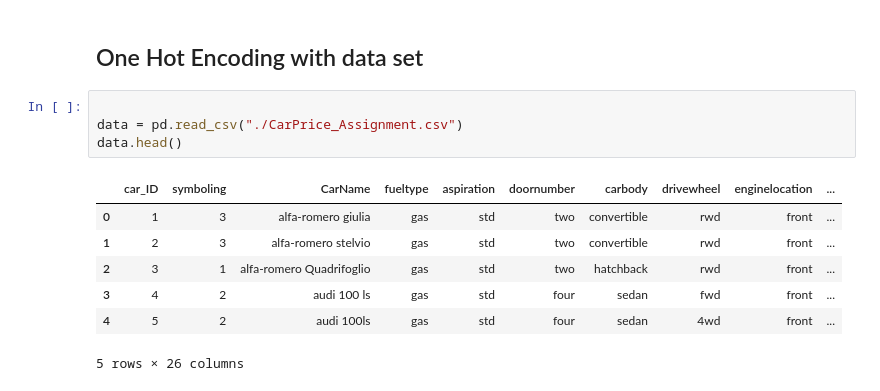
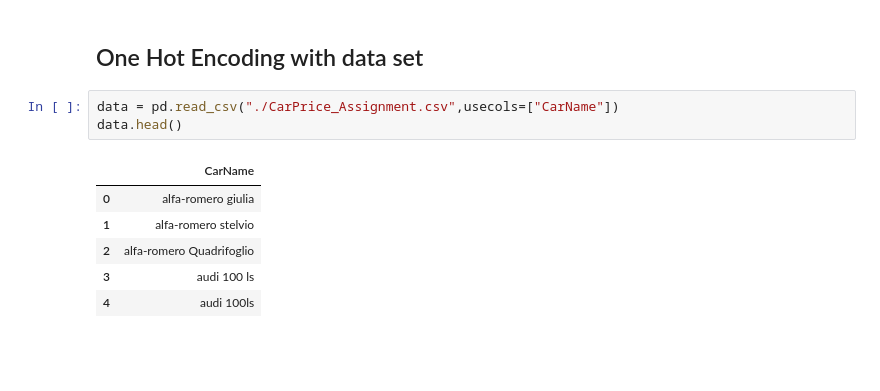
Before and after one commit to Mubeen-Ahmad/ML, a Jupyter notebook: Preprocessing/Transformation/2_Encoding/2_nominal/one_hot_encoding.ipynb, the cells around one changed output. Cells and saved outputs as stored; diff of their text form; blank space fills up the shorter version.

```diff
--- a/Preprocessing/Transformation/2_Encoding/2_nominal/one_hot_encoding.ipynb
+++ b/Preprocessing/Transformation/2_Encoding/2_nominal/one_hot_encoding.ipynb
@@ -134,14 +143,12 @@ edit
 # %% [markdown]
 ## One Hot Encoding with data set
 # %%
-
-data = pd.read_csv("./CarPrice_Assignment.csv")
+data = pd.read_csv("./CarPrice_Assignment.csv",usecols=["CarName"])
 data.head()
 # %% [output]
-|  | car_ID | symboling | CarName | fueltype | aspiration | doornumber | carbody | drivewheel | enginelocation | ... |
-| 0 | 1 | 3 | alfa-romero giulia | gas | std | two | convertible | rwd | front | ... |
-| 1 | 2 | 3 | alfa-romero stelvio | gas | std | two | convertible | rwd | front | ... |
-| 2 | 3 | 1 | alfa-romero Quadrifoglio | gas | std | two | hatchback | rwd | front | ... |
-| 3 | 4 | 2 | audi 100 ls | gas | std | four | sedan | fwd | front | ... |
-| 4 | 5 | 2 | audi 100ls | gas | std | four | sedan | 4wd | front | ... |
+|  | CarName |
+| 0 | alfa-romero giulia |
+| 1 | alfa-romero stelvio |
+| 2 | alfa-romero Quadrifoglio |
+| 3 | audi 100 ls |
+| 4 | audi 100ls |
-5 rows × 26 columns
```
Also changed, not shown: parts of 37 cells of this notebook, 11 other files.
